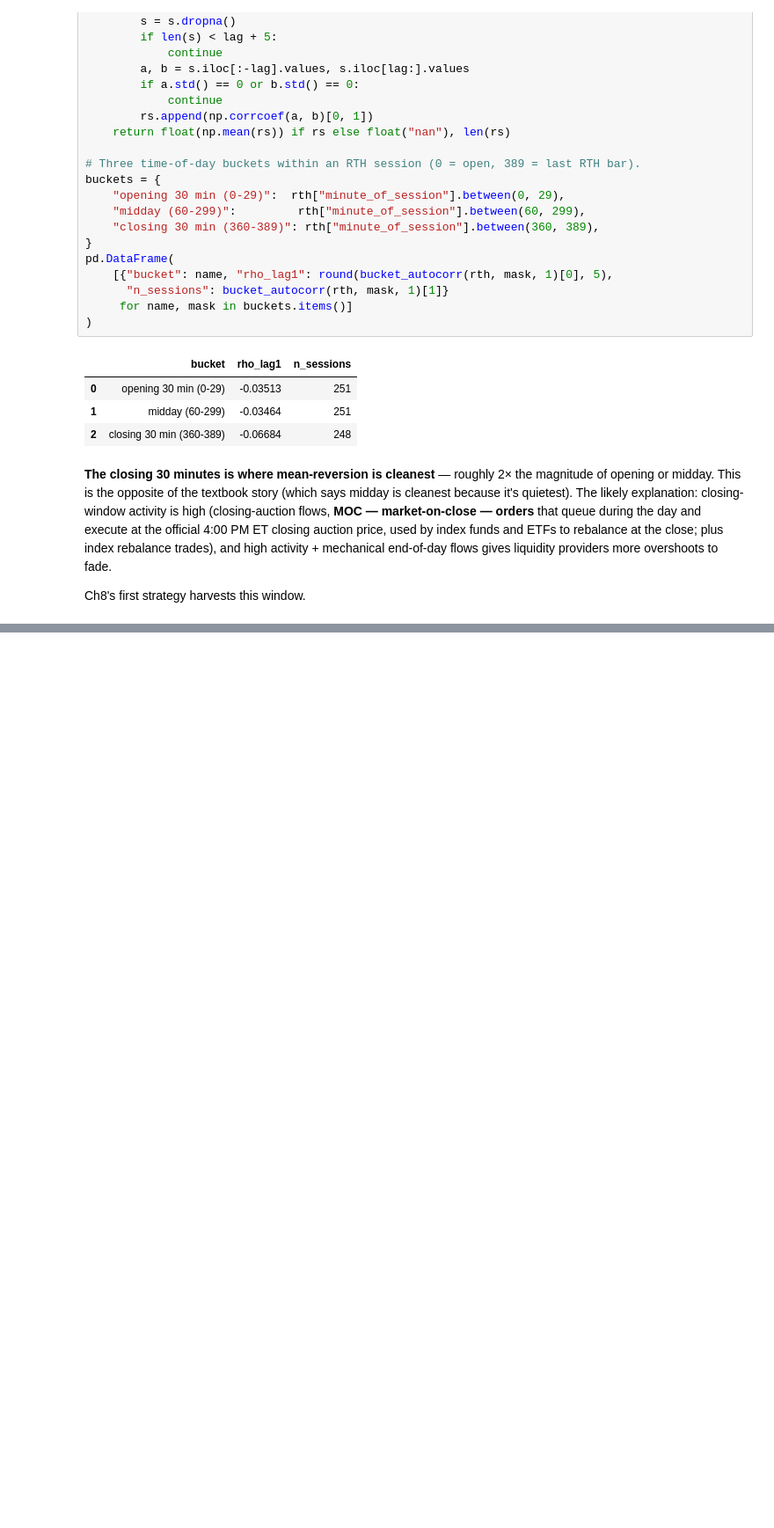
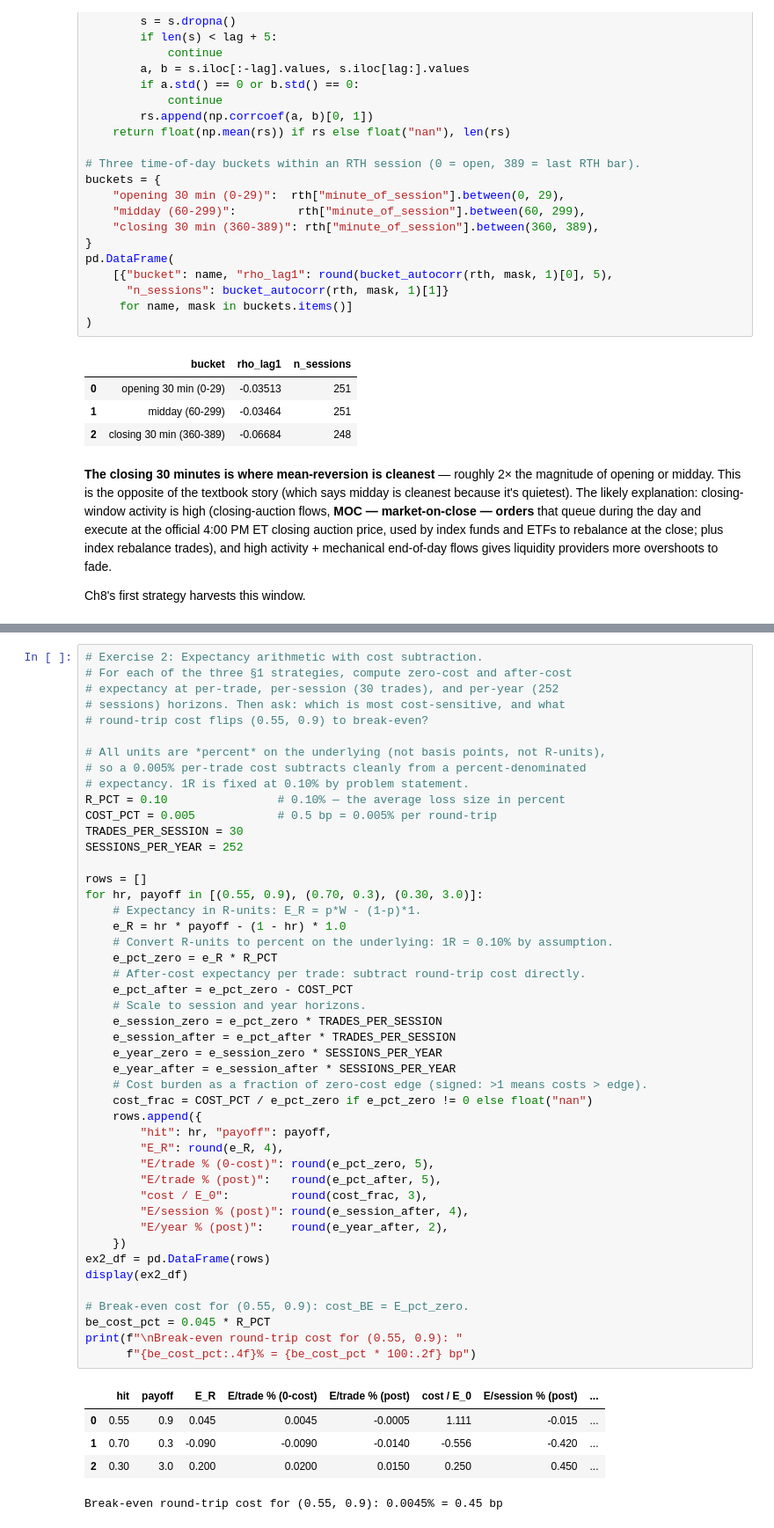
Before and after one commit to MichaelHelmers/quantitative-analysis, a Jupyter notebook: 07-strategy-taxonomy/lesson.ipynb, the cells around one changed output, grey strips where cells are left out. Shown at 88% size. Saved outputs shown, nothing was run; the diff lists cells and outputs as text; blank space fills up the shorter version.

```diff
--- a/07-strategy-taxonomy/lesson.ipynb
+++ b/07-strategy-taxonomy/lesson.ipynb
@@ -182,0 +303,52 @@ See the README for full prompts. Four exercises:
+# %%
+# Exercise 2: Expectancy arithmetic with cost subtraction.
+# For each of the three §1 strategies, compute zero-cost and after-cost
+# expectancy at per-trade, per-session (30 trades), and per-year (252
+# sessions) horizons. Then ask: which is most cost-sensitive, and what
+# round-trip cost flips (0.55, 0.9) to break-even?
+
+# All units are *percent* on the underlying (not basis points, not R-units),
+# so a 0.005% per-trade cost subtracts cleanly from a percent-denominated
+# expectancy. 1R is fixed at 0.10% by problem statement.
+R_PCT = 0.10                # 0.10% — the average loss size in percent
+COST_PCT = 0.005            # 0.5 bp = 0.005% per round-trip
+TRADES_PER_SESSION = 30
+SESSIONS_PER_YEAR = 252
+
+rows = []
+for hr, payoff in [(0.55, 0.9), (0.70, 0.3), (0.30, 3.0)]:
+    # Expectancy in R-units: E_R = p*W - (1-p)*1.
+    e_R = hr * payoff - (1 - hr) * 1.0
+    # Convert R-units to percent on the underlying: 1R = 0.10% by assumption.
+    e_pct_zero = e_R * R_PCT
+    # After-cost expectancy per trade: subtract round-trip cost directly.
+    e_pct_after = e_pct_zero - COST_PCT
+    # Scale to session and year horizons.
+    e_session_zero = e_pct_zero * TRADES_PER_SESSION
+    e_session_after = e_pct_after * TRADES_PER_SESSION
+    e_year_zero = e_session_zero * SESSIONS_PER_YEAR
+    e_year_after = e_session_after * SESSIONS_PER_YEAR
+    # Cost burden as a fraction of zero-cost edge (signed: >1 means costs > edge).
+    cost_frac = COST_PCT / e_pct_zero if e_pct_zero != 0 else float("nan")
+    rows.append({
+        "hit": hr, "payoff": payoff,
+        "E_R": round(e_R, 4),
+        "E/trade % (0-cost)": round(e_pct_zero, 5),
+        "E/trade % (post)":   round(e_pct_after, 5),
+        "cost / E_0":         round(cost_frac, 3),
+        "E/session % (post)": round(e_session_after, 4),
+        "E/year % (post)":    round(e_year_after, 2),
+    })
+ex2_df = pd.DataFrame(rows)
+display(ex2_df)
+
+# Break-even cost for (0.55, 0.9): cost_BE = E_pct_zero.
+be_cost_pct = 0.045 * R_PCT
+print(f"\nBreak-even round-trip cost for (0.55, 0.9): "
+      f"{be_cost_pct:.4f}% = {be_cost_pct * 100:.2f} bp")
+# %% [output]
+|  | hit | payoff | E_R | E/trade % (0-cost) | E/trade % (post) | cost / E_0 | E/session % (post) | ... |
+| 0 | 0.55 | 0.9 | 0.045 | 0.0045 | -0.0005 | 1.111 | -0.015 | ... |
+| 1 | 0.70 | 0.3 | -0.090 | -0.0090 | -0.0140 | -0.556 | -0.420 | ... |
+| 2 | 0.30 | 3.0 | 0.200 | 0.0200 | 0.0150 | 0.250 | 0.450 | ... |
+Break-even round-trip cost for (0.55, 0.9): 0.0045% = 0.45 bp
```
Also changed, not shown: parts of 9 cells of this notebook, 1 other file.
